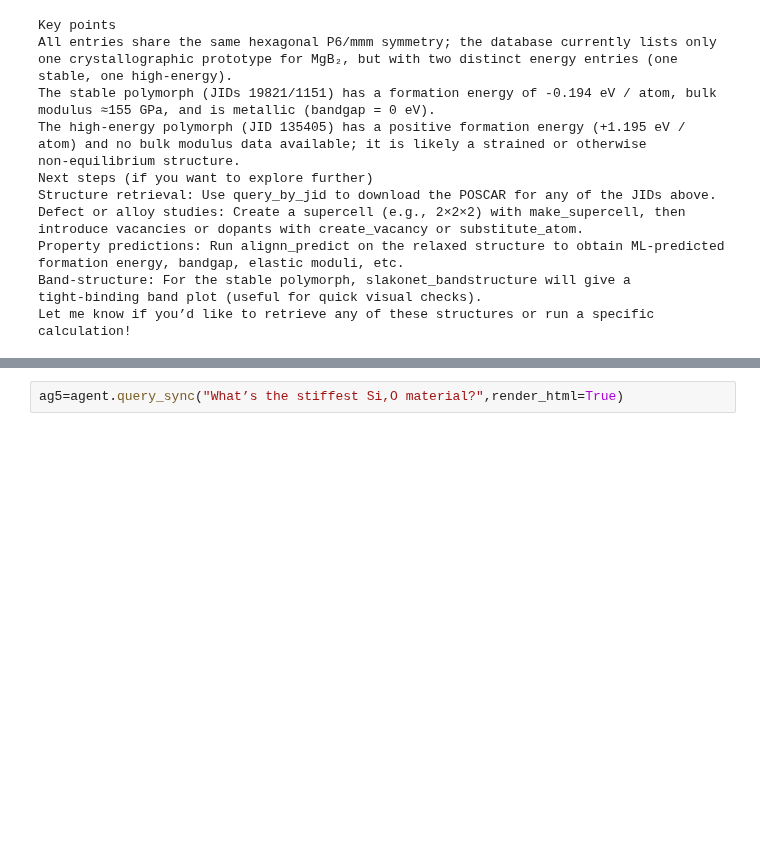
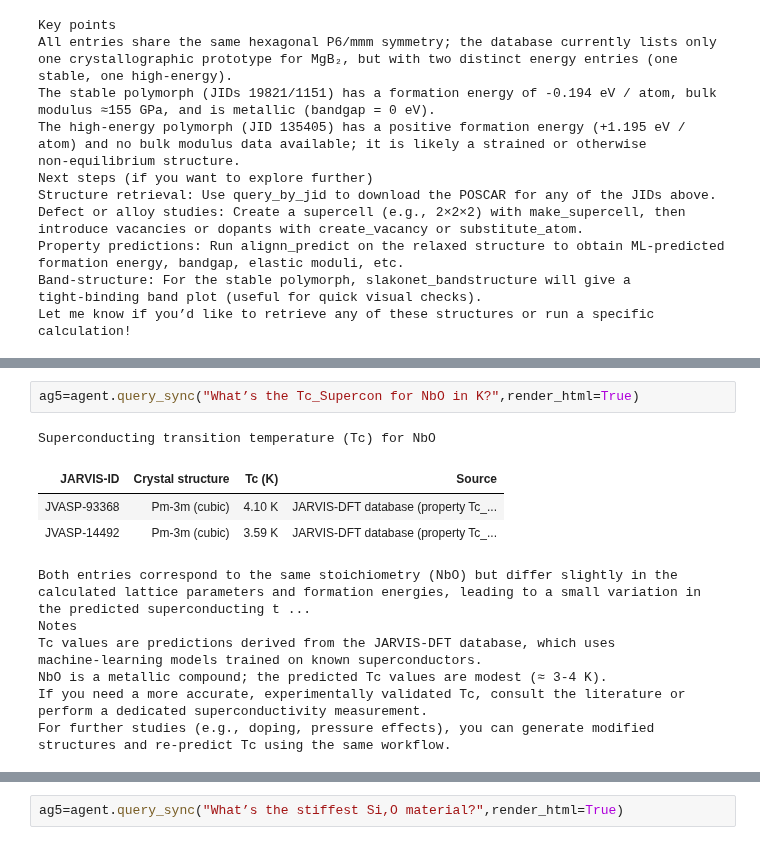
Before and after one commit to knc6/jarvis-tools-notebooks, a Jupyter notebook: jarvis-tools-notebooks/agapi_example.ipynb, the cells around one changed output, grey strips where cells are left out. Saved outputs shown, nothing was run; the diff lists cells and outputs as text; blank space fills up the shorter version.

```diff
--- a/jarvis-tools-notebooks/agapi_example.ipynb
+++ b/jarvis-tools-notebooks/agapi_example.ipynb
@@ -128,0 +136,13 @@ ag4=agent.query_sync("Get POSCAR for JVASP-1002",render_html=True)
+# %%
+ag5=agent.query_sync("What’s the Tc_Supercon for NbO in K?",render_html=True)
+# %% [output]
+Superconducting transition temperature (Tc) for NbO
+| JARVIS‑ID | Crystal structure | Tc (K) | Source |
+| JVASP‑93368 | Pm‑3m (cubic) | 4.10 K | JARVIS‑DFT database (property Tc_... |
+| JVASP‑14492 | Pm‑3m (cubic) | 3.59 K | JARVIS‑DFT database (property Tc_... |
+Both entries correspond to the same stoichiometry (NbO) but differ slightly in the calculated lattice parameters and formation energies, leading to a small variation in the predicted superconducting t ...
+Notes
+Tc values are predictions derived from the JARVIS‑DFT database, which uses machine‑learning models trained on known superconductors.
+NbO is a metallic compound; the predicted Tc values are modest (≈ 3-4 K).
+If you need a more accurate, experimentally validated Tc, consult the literature or perform a dedicated superconductivity measurement.
+For further studies (e.g., doping, pressure effects), you can generate modified structures and re‑predict Tc using the same workflow.
```
Also changed, not shown: parts of 28 cells of this notebook.
